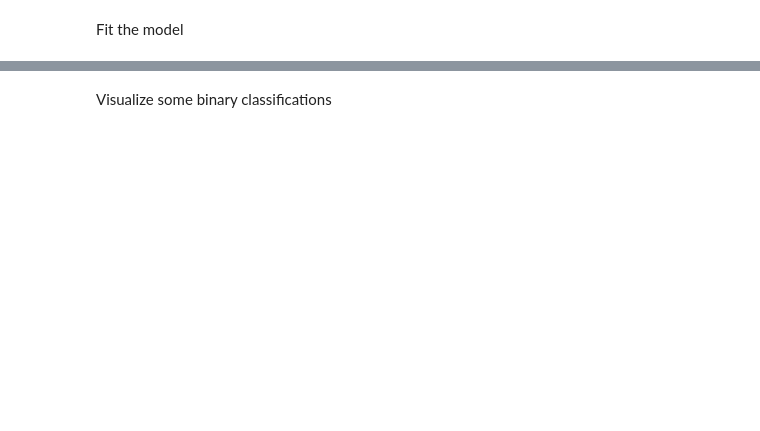
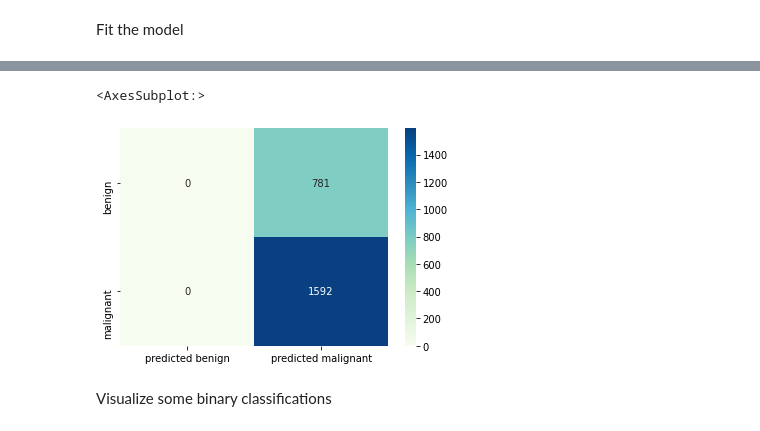
Before and after one commit to dariocurr/dl_project, a Jupyter notebook: project.ipynb, the cells around one changed output, grey strips where cells are left out. Cells and saved outputs as stored; diff of their text form; code cells hidden in the pictures; blank space fills up the shorter version.

```diff
--- a/project.ipynb
+++ b/project.ipynb
@@ -217,7 +232,7 @@ Once all the sets are ready, we can augment our train set. The new train set is
 - *classes*: a numpy array containing all binary labels. Its shape is (*|x_train|* \* *number_of_iteration*, 2)
 - *sub_classes*: a numpy array containing all multiclass labels. Its shape is (*|x_train|* \* *number_of_iteration*, 8)
 # %%
-n_iterations = 10
+n_iterations = 1
 batch_size = len(x_train)
 
 augmented_dataset = {
@@ -343,6 +382,8 @@ def get_model(n_classes):
     ])
     if n_classes > 2:
         model.add(Dense(n_classes, activation="softmax"))
+        model.compile(loss="binary_crossentropy", optimizer=optimizer, metrics=["accuracy"])
     else:
         model.add(Dense(n_classes, activation="sigmoid"))
+        model.compile(loss="categorical_crossentropy", optimizer=optimizer, metrics=["accuracy"])
     return model
@@ -359,10 +390,3 @@ NB. batch size = 16 causes *Out of Memory Error*
-# %%
-batch_size = 32
-epochs = 50
-deep_model_results = {
-    "binary": {},
-    "multiclass": {}
-}
 # %% [markdown]
 ### Binary model
 # %%
@@ -389,9 +413,11 @@ _________________________________________________________________
 Fit the model
 # %%
 binary_model = get_model(2)
-
-binary_model.compile(loss="binary_crossentropy", optimizer="sgd", metrics=["accuracy"])
-binary_model.fit(augmented_dataset["x"], augmented_dataset["classes"], \
-    steps_per_epoch=len(augmented_dataset["x"])/batch_size, epochs=epochs, batch_size=batch_size)
+binary_model.fit(
+    augmented_dataset["x"],
+    augmented_dataset["classes"],
+    steps_per_epoch=steps_per_epoch,
+    epochs=epochs,
+    batch_size=batch_size)
 deep_model_results["binary"]["predictions"] = binary_model.predict(x_test)
 # %% [output]
@@ -415,3 +425,19 @@ Epoch 50/50
+# %%
+deep_model_results["binary"]["y_true"] = [np.argmax(array) for array in y_test_binary]
+deep_model_results["binary"]["y_predicted"] = [np.argmax(array) for array in deep_model_results["binary"]["predictions"]]
+
+
+sn.heatmap(
+    data = confusion_matrix(deep_model_results["binary"]["y_true"], deep_model_results["binary"]["y_predicted"]),
+    cmap = "GnBu",
+    fmt= 'g',
+    annot = True,
+    xticklabels = ["predicted " + clazz for clazz in classes],
+    yticklabels = classes
+)
+# %% [output]
+<AxesSubplot:>
+[figure, added]
 # %% [markdown]
 Visualize some binary classifications
 # %%
```
Also changed, not shown: parts of 27 cells of this notebook.
